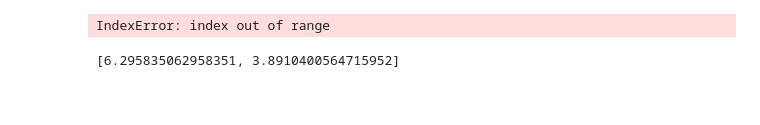
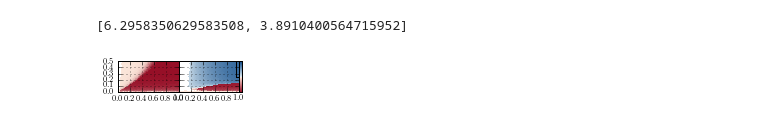
Before and after one commit to mattflor/wspec, a Jupyter notebook: notebooks/plot_costless_vs_costly.ipynb, the cells around one changed output. Drawn from its saved outputs; the diff is of its cells as text; code cells hidden in the pictures; blank space fills up the shorter version.

Commit message:
still working on the AxesGrid problem

```diff
--- a/notebooks/plot_costless_vs_costly.ipynb
+++ b/notebooks/plot_costless_vs_costly.ipynb
@@ -23,8 +23,8 @@ scenarios = [('2screen2c','costless'), ('2screen2b','costly')]
 
 data = {}
 for sid,costtype in scenarios:
-    #rstore = storage.RunStore('/extra/flor/data/notebook_data/scenario_{0}.h5'.format(sid))
-    rstore = storage.RunStore('data/scenario_{0}.h5'.format(sid))
+    rstore = storage.RunStore('/extra/flor/data/notebook_data/scenario_{0}.h5'.format(sid))
+    #rstore = storage.RunStore('data/scenario_{0}.h5'.format(sid))
     scenario = rstore.get_scenario(sid)
     c = scenario['counter'][()]
     diffs = [[pr,s,d] for (pr,s,d) in scenario['screening'][:c] if s<=0.5]    # convert lenght n array of 3-tuples to array of shape (n,3)
@@ -106,12 +106,14 @@ ticks_font = font_manager.FontProperties(
     weight='normal',
     stretch='normal')
 
-#fig = figure(1, figsize=fig_size)
+fig = figure(1, figsize=fig_size)
+fig.subplots_adjust(left=0.05, right=0.98)
 grid = AxesGrid(fig, 131, # similar to subplot(132)
     nrows_ncols = (1, 2),
     axes_pad = 0.0,
     share_all=True,
     label_mode = "L",
+    cbar_location = 'right',
     cbar_mode="single"
 )
 
@@ -159,39 +161,44 @@ for i,costtype in enumerate(['costless', 'costly']):
     ax.yaxis.labelpad = 17
     ax.set_xticklabels(ax.get_xticks(), ticks_font)
     ax.set_yticklabels(ax.get_yticks(), ticks_font)
     if costtype == 'costless':
         plt.text(-0.15, 0.52, r'\Large{A}')
         plt.xlabel(r'$\xleftarrow{\mathmakebox[6em]{\textstyle\text{weak}}}$ {\large Mating preference} $\xrightarrow{\mathmakebox[6em]{\textstyle\text{strong}}}$',
             multialignment='left')
         plt.ylabel(r'$\xleftarrow{\mathmakebox[6em]{\textstyle\text{weak}}}$ {\large Viability selection} $\xrightarrow{\mathmakebox[6em]{\textstyle\text{strong}}}$',
             multialignment='center')
         plt.text(0.01, 0.49, r'No spread', color='0.4', size=12, ha='left', va='top', rotation='vertical')
         plt.text(0.85, 0.2, r'\textbf{Runaway}\\(Trait fixation)', color='w', size=12, ha='right', va='bottom', multialignment='center')
         plt.text(0.12, 0.25, r'\textbf{Runaway}\\(Preference fixation)', color='0.4', size=12,ha='left', va='bottom', multialignment='center', rotation=70)
         plt.text(0., -0.025, r'Rejection probability, $\ r$', size=8, ha='left', va='top')
         plt.text(-0.085, 0., r'Selection coefficient, $\ s$', size=8, ha='left', va='bottom', rotation='vertical')
     elif costtype == 'costly':
         plt.text(-0.15, 0.52, r'\Large{B}')
         plt.xlabel(r'$\xleftarrow{\mathmakebox[6em]{\textstyle\text{weak}}}$ {\large Mating preference} $\xrightarrow{\mathmakebox[6em]{\textstyle\text{strong}}}$',
     multialignment='left')
         plt.ylabel(r'$\xleftarrow{\mathmakebox[6em]{\textstyle\text{weak}}}$ {\large Viability selection} $\xrightarrow{\mathmakebox[6em]{\textstyle\text{strong}}}$',
             multialignment='center')
         plt.text(0.08, 0.25, r'No spread', color='0.4', size=12, ha='center', va='center', multialignment='center', rotation='vertical')
         plt.text(0.63, 0.3, r'\textbf{Reinforcement}', color='w', size=12, ha='center', va='center')
         plt.text(0.9, 0.085, r'\textbf{Runaway}', color='w', size=12, ha='right', va='top')
         plt.text(0., -0.025, r'Rejection probability, $\ r$', size=8, ha='left', va='top')
         plt.text(-0.09, 0., r'Selection coefficient, $\ s$', size=8, ha='left', va='bottom', rotation='vertical')
 # add a colorbar to the right subplot:
-#left, bottom, right, top = 0.1, 0.2, 0.9, 0.9
-#plt.subplots_adjust(left=left, bottom=bottom, right=right, top=top, hspace=0.1, wspace=0.2)
-#cbar_ax = fig.add_axes([0.85, bottom, 0.02, top-bottom])
-cbar = plt.colorbar(im, cax=grid.cbar_axes[0], ticks=[-1., -0.75, -0.5, -0.25, -0.01, 0.01, 0.25, 0.5, 0.75, 1.])
+plt.colorbar(im, cax = grid.cbar_axes[0], ticks=[-1., -0.75, -0.5, -0.25, -0.01, 0.01, 0.25, 0.5, 0.75, 1.])
 grid.cbar_axes[0].colorbar(im)
-cbar_ax.set_yticklabels(['--1.0', '--0.75', '--0.5', '--0.25', '0.0', '', '0.25', '0.5', '0.75', '1.0'])
-cbar_ax.set_ylabel(r'$\xleftarrow{\mathmakebox[8em]{\textstyle\text{decreasing}}}$ {\large Divergence} $\xrightarrow{\mathmakebox[8em]{\textstyle\text{increasing}}}$')
-plt.setp(cbar_ax.yaxis.get_ticklines(minor=False), markersize=0)
+
+for cax in grid.cbar_axes:
+    cax.toggle_label(False)
+
+# This affects all axes as share_all = True.
+#grid.axes_llc.set_xticks([-2, 0, 2])
+#grid.axes_llc.set_yticks([-2, 0, 2])
+
+grid.cbar_axes[0].set_yticklabels(['--1.0', '--0.75', '--0.5', '--0.25', '0.0', '', '0.25', '0.5', '0.75', '1.0'])
+grid.cbar_axes[0].set_ylabel(r'$\xleftarrow{\mathmakebox[8em]{\textstyle\text{decreasing}}}$ {\large Divergence} $\xrightarrow{\mathmakebox[8em]{\textstyle\text{increasing}}}$')
+plt.setp(grid.cbar_axes[0].yaxis.get_ticklines(minor=False), markersize=0)
 
 plt.savefig('images/costless_vs_costly.pdf')  #, bbox_inches='tight', dpi=600)
 # %% [output]
-IndexError: index out of range
+[6.2958350629583508, 3.8910400564715952]
-[6.295835062958351, 3.8910400564715952]
+[figure, added]
```
Also changed, not shown: parts of 9 cells of this notebook, 1 other file.
